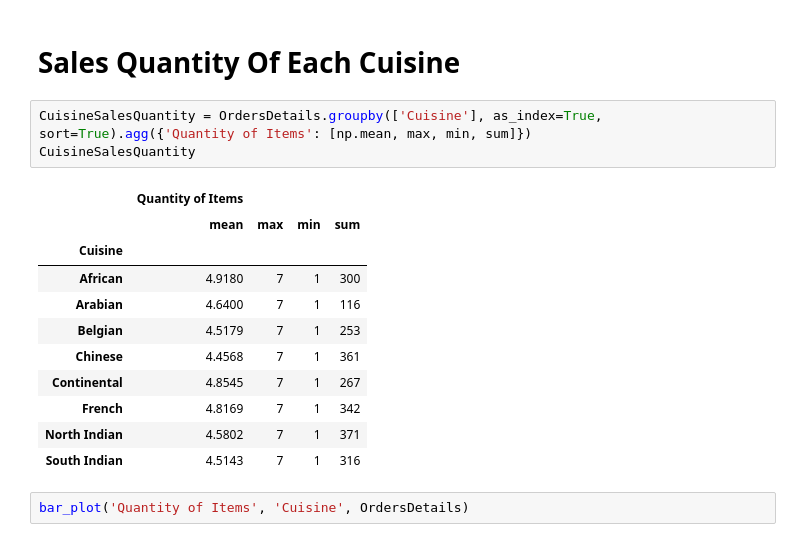
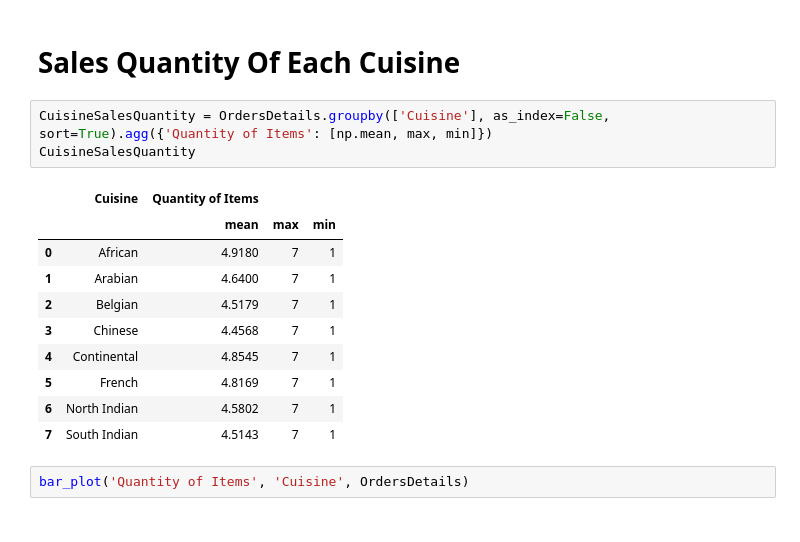
Before and after one commit to Osama-Anmar/Analysis-Restaurant-Data, a Jupyter notebook: Restaurant Sales.ipynb, the cells around one changed output. Cells and saved outputs as stored; diff of their text form.

```diff
--- a/Restaurant Sales.ipynb
+++ b/Restaurant Sales.ipynb
@@ -537,20 +628,19 @@ bar_plot('TotalAmount', 'Cuisine', CuisineTotalAmount)
 # %% [markdown]
 # Sales Quantity Of Each Cuisine
 # %%
-CuisineSalesQuantity = OrdersDetails.groupby(['Cuisine'], as_index=True, sort=True).agg({'Quantity of Items': [np.mean, max, min, sum]})
+CuisineSalesQuantity = OrdersDetails.groupby(['Cuisine'], as_index=False, sort=True).agg({'Quantity of Items': [np.mean, max, min]})
 CuisineSalesQuantity
 # %% [output]
-|  | Quantity of Items |  |  |  |
-|  | mean | max | min | sum |
-| Cuisine |  |  |  |  |
-| African | 4.9180 | 7 | 1 | 300 |
-| Arabian | 4.6400 | 7 | 1 | 116 |
-| Belgian | 4.5179 | 7 | 1 | 253 |
-| Chinese | 4.4568 | 7 | 1 | 361 |
-| Continental | 4.8545 | 7 | 1 | 267 |
-| French | 4.8169 | 7 | 1 | 342 |
-| North Indian | 4.5802 | 7 | 1 | 371 |
-| South Indian | 4.5143 | 7 | 1 | 316 |
+|  | Cuisine | Quantity of Items |  |  |
+|  |  | mean | max | min |
+| 0 | African | 4.9180 | 7 | 1 |
+| 1 | Arabian | 4.6400 | 7 | 1 |
+| 2 | Belgian | 4.5179 | 7 | 1 |
+| 3 | Chinese | 4.4568 | 7 | 1 |
+| 4 | Continental | 4.8545 | 7 | 1 |
+| 5 | French | 4.8169 | 7 | 1 |
+| 6 | North Indian | 4.5802 | 7 | 1 |
+| 7 | South Indian | 4.5143 | 7 | 1 |
 # %%
 bar_plot('Quantity of Items', 'Cuisine', OrdersDetails)
 # %% [output]
```
Also changed, not shown: parts of 39 cells of this notebook.
